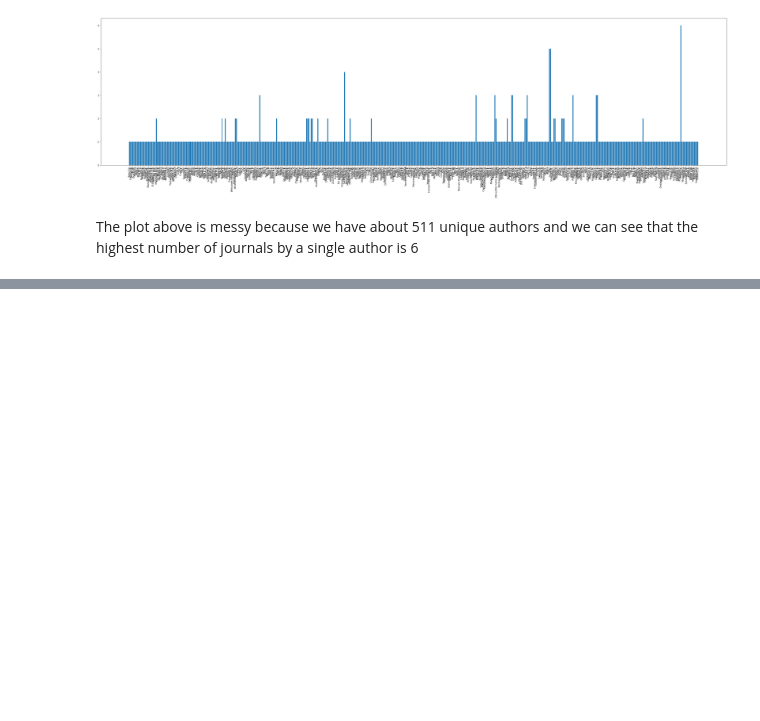
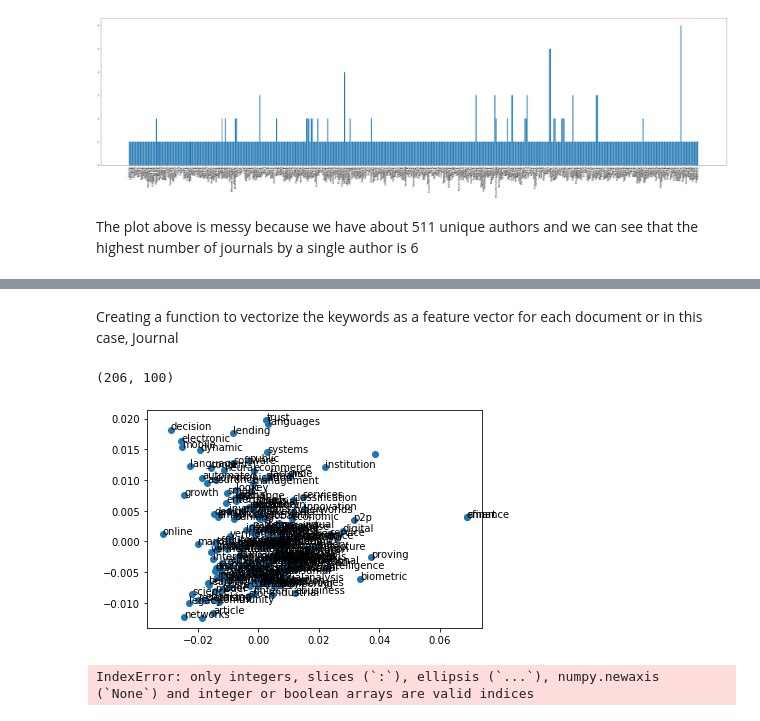
Before and after one commit to rahulgundre/HDSCWINTER-22_Premier-project, a Jupyter notebook: EDA analysis .ipynb, the cells around one changed output, grey strips where cells are left out. Saved outputs shown, nothing was run; the diff lists cells and outputs as text; code cells hidden in the pictures; blank space fills up the shorter version.

```diff
--- a/EDA analysis .ipynb
+++ b/EDA analysis .ipynb
@@ -212,0 +310,55 @@ The plot above is messy because we have about 511 unique authors and we can see
+# %% [markdown]
+Creating a function to vectorize the keywords as a feature vector for each document or in this case, Journal
+# %%
+def vectorize(list_of_docs, model):
+    """Generate vectors for list of documents using a Word Embedding
+
+    Args:
+        list_of_docs: List of documents
+        model: Gensim's Word Embedding
+
+    Returns:
+        List of document vectors
+    """
+    features = []
+
+    for tokens in list_of_docs:
+        zero_vector = np.zeros(model.vector_size)
+        vectors = []
+        for token in tokens:
+            if token in model.wv:
+                try:
+                    vectors.append(model.wv[token])
+                except KeyError:
+                    continue
+        if vectors:
+            vectors = np.asarray(vectors)
+            avg_vec = vectors.mean(axis=0)
+            features.append(avg_vec)
+        else:
+            features.append(zero_vector)
+    return features
+
+vectorized_docs = vectorize(df_1["tokens"], model=model)
+len(vectorized_docs), len(vectorized_docs[0])
+# %% [output]
+(206, 100)
+# %%
+from sklearn.decomposition import PCA
+
+# fit a 2d PCA model to the vectors
+X = vectorized_docs
+pca = PCA(n_components=2)
+result = pca.fit_transform(X)
+# create a scatter plot of the projection
+plt.scatter(result[:, 0], result[:, 1])
+words = list(model.wv.index_to_key)
+for i, word in enumerate(words):
+	plt.annotate(word, xy=(result[i, 0], result[i, 1]))
+plt.show()
+# %% [output]
+[figure, added]
+# %%
+print(result[0.01, -0.0025])
+# %% [output]
+IndexError: only integers, slices (`:`), ellipsis (`...`), numpy.newaxis (`None`) and integer or boolean arrays are valid indices
```
Also changed, not shown: parts of 14 cells of this notebook.
